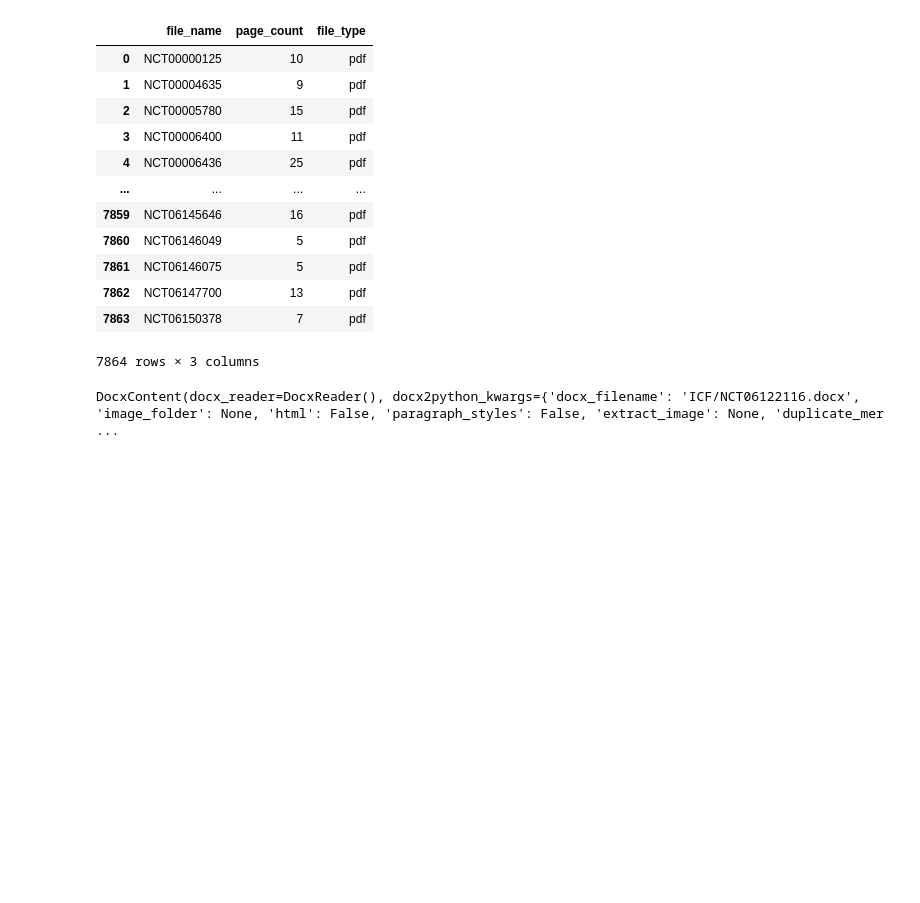
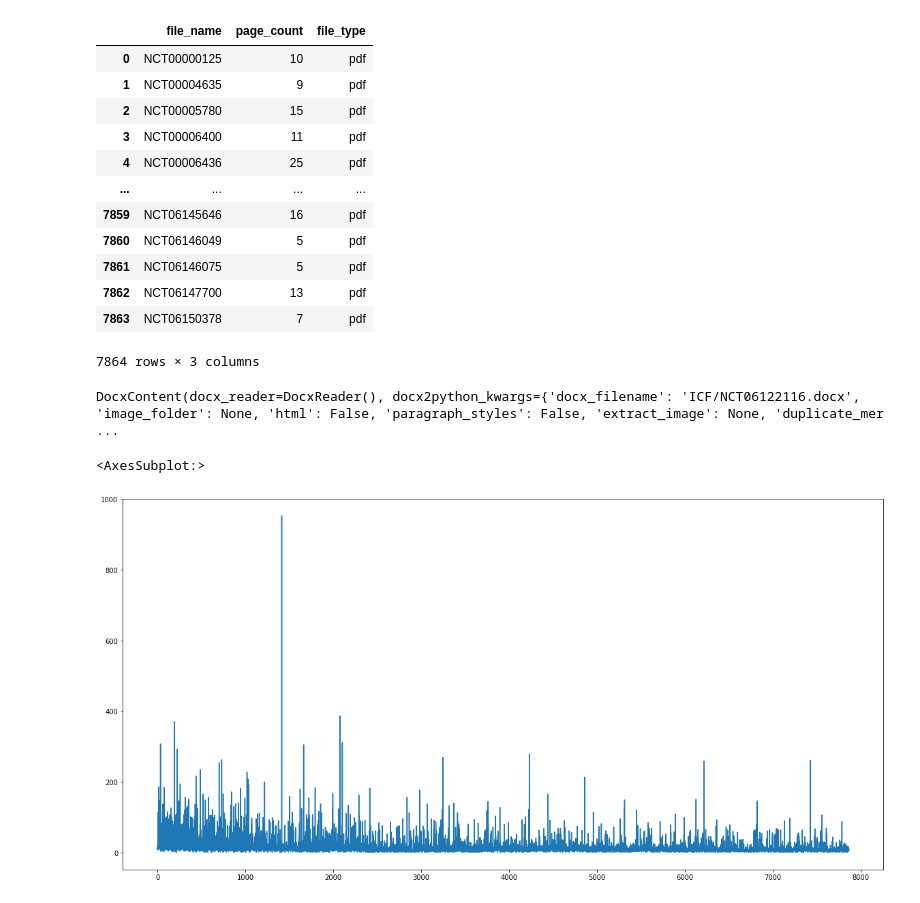
Before and after one commit to amanvars/clinicaltrial-engagement-education, a Jupyter notebook: pdf_extract.ipynb, the cells around one changed output. Drawn from its saved outputs; the diff is of its cells as text; code cells hidden in the pictures; blank space fills up the shorter version.

```diff
--- a/pdf_extract.ipynb
+++ b/pdf_extract.ipynb
@@ -165,3 +163,10 @@ doc_result = docx2python("ICF/NCT06122116.docx")
 doc_result
 # %% [output]
 DocxContent(docx_reader=DocxReader(), docx2python_kwargs={'docx_filename': 'ICF/NCT06122116.docx', 'image_folder': None, 'html': False, 'paragraph_styles': False, 'extract_image': None, 'duplicate_mer ...
+# %%
+df = pd.read_csv('ICF_page_count.csv')
+# %%
+df['page_count'].plot(kind='line', figsize=(20,10))
+# %% [output]
+<AxesSubplot:>
+[figure, added]
```
Also changed, not shown: parts of 2 cells of this notebook.
